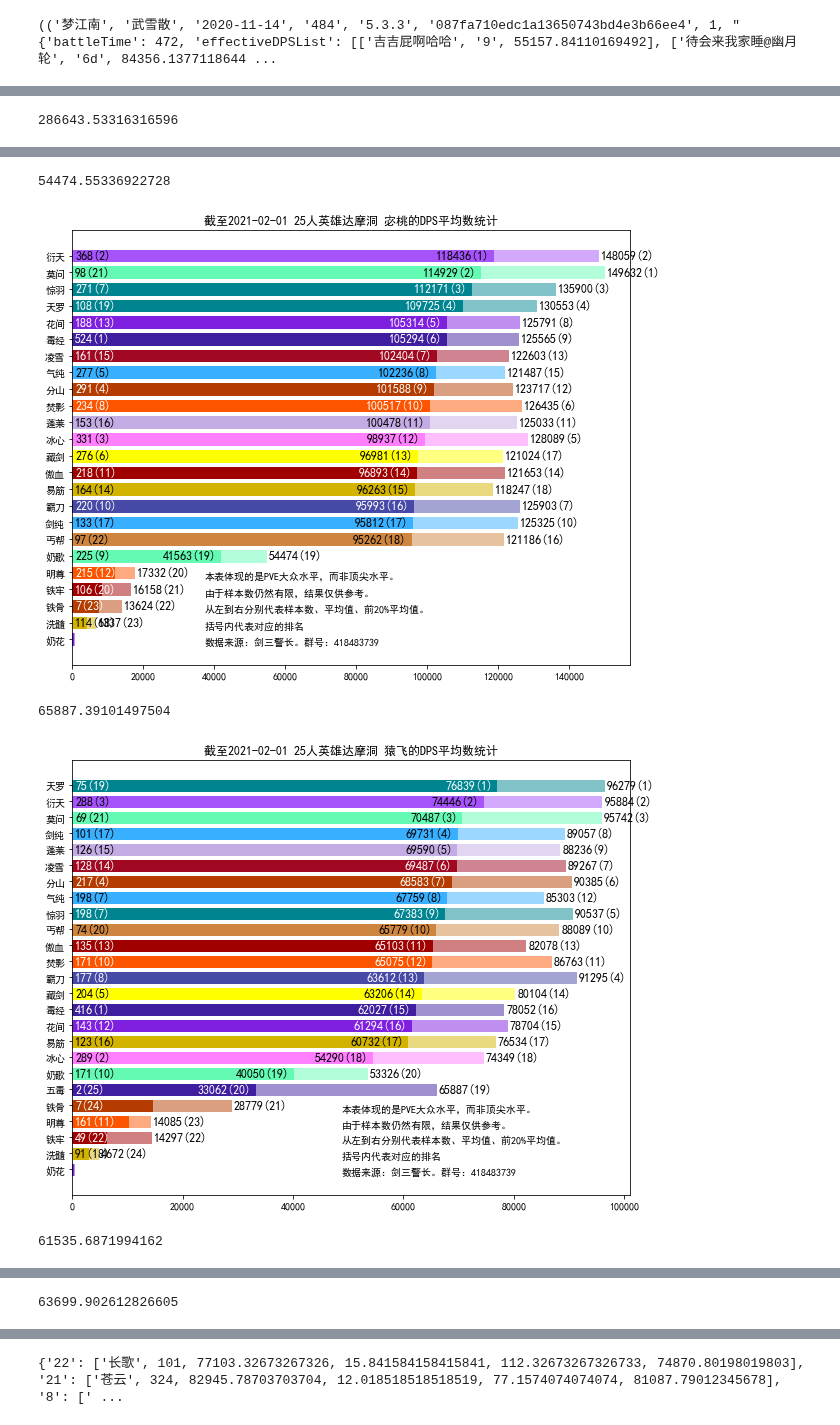
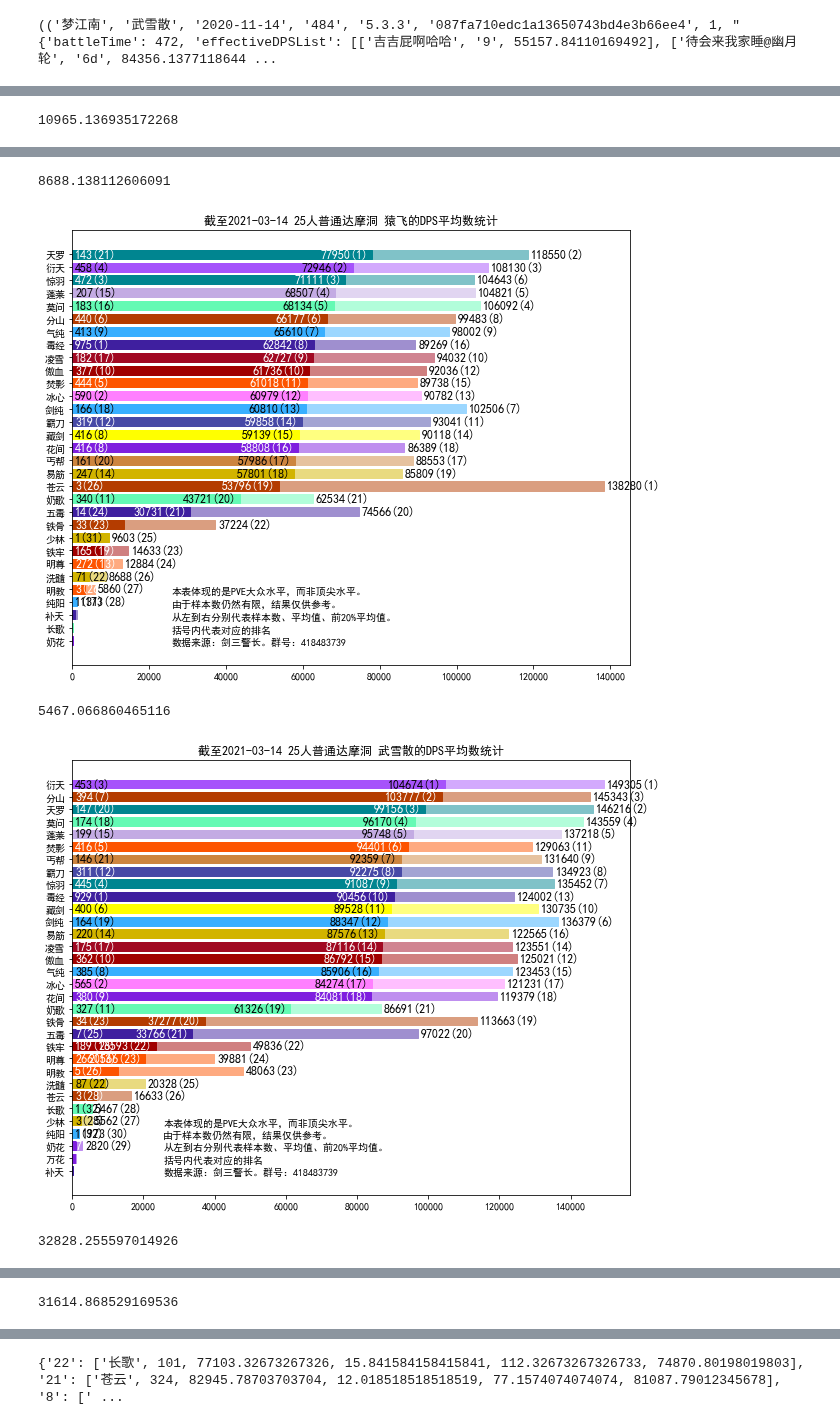
Before and after one commit to moeheart/jx3bla, a Jupyter notebook: notebooks/testCalDps.ipynb, the cells around one changed output, grey strips where cells are left out. Cells and saved outputs as stored; diff of their text form; code cells hidden in the pictures.

```diff
--- a/notebooks/testCalDps.ipynb
+++ b/notebooks/testCalDps.ipynb
@@ -35,6 +35,13 @@ mapdetail = "25人英雄达摩洞"
 sql = """SELECT * FROM ActorStat WHERE edition>='%s' AND mapdetail='484' and win=1"""%edition
 cursor.execute(sql)
 result = cursor.fetchall()
+# %%
+edition = "5.1.0"
+mapdetail = "25人普通达摩洞"
+
+sql = """SELECT * FROM ActorStat WHERE edition>='%s' AND mapdetail='483' and win=1"""%edition
+cursor.execute(sql)
+result = cursor.fetchall()
 # %%
 print(result)
 # %% [output]
@@ -251,7 +258,7 @@ for name in bossDict:
     plt.annotate("数据来源：剑三警长。群号：418483739", (barlist2[4].get_width() + 20000, barlist[0].get_y()))
 
     bossID = {"余晖": 1, "宓桃":2, "武雪散": 3, "猿飞": 4, "哑头陀": 5, "岳琳&岳琅":6, "提多罗吒": 5}[name]
-    plt.title('截至2021-02-01 %s %s的DPS平均数统计'%(mapdetail, name))
+    plt.title('截至2021-03-14 %s %s的DPS平均数统计'%(mapdetail, name))
     plt.savefig("pt%d.png"%bossID)
     plt.show()
 # %% [output]
@@ -260 +267 @@ for name in bossDict:
-286643.53316316596
+10965.136935172268
@@ -262,5 +269,5 @@ for name in bossDict:
-54474.55336922728
+8688.138112606091
-[figure, old version]
+[figure, new version]
-65887.39101497504
+5467.066860465116
-[figure, old version]
+[figure, new version]
-61535.6871994162
+32828.255597014926
@@ -268 +275 @@ for name in bossDict:
-63699.902612826605
+31614.868529169536
```
Also changed, not shown: parts of 2 cells of this notebook, 16 other files.
